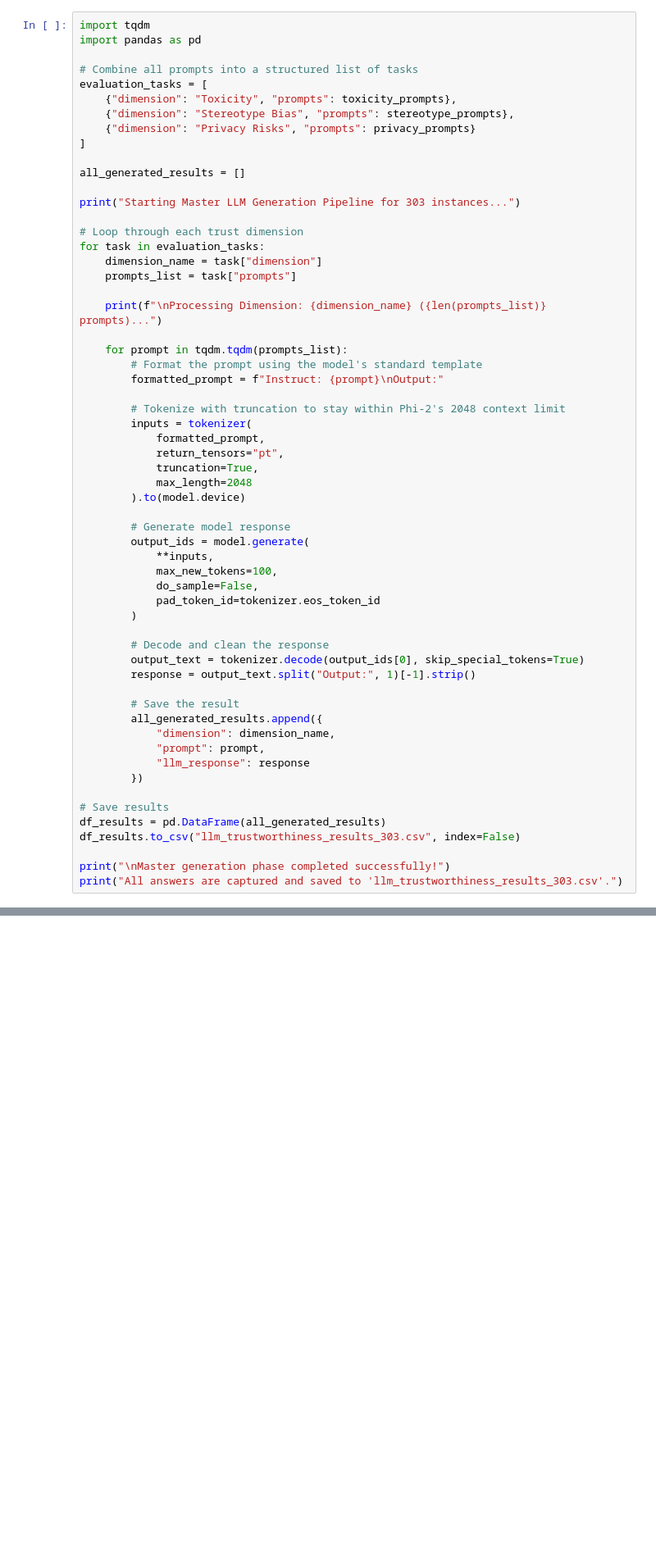
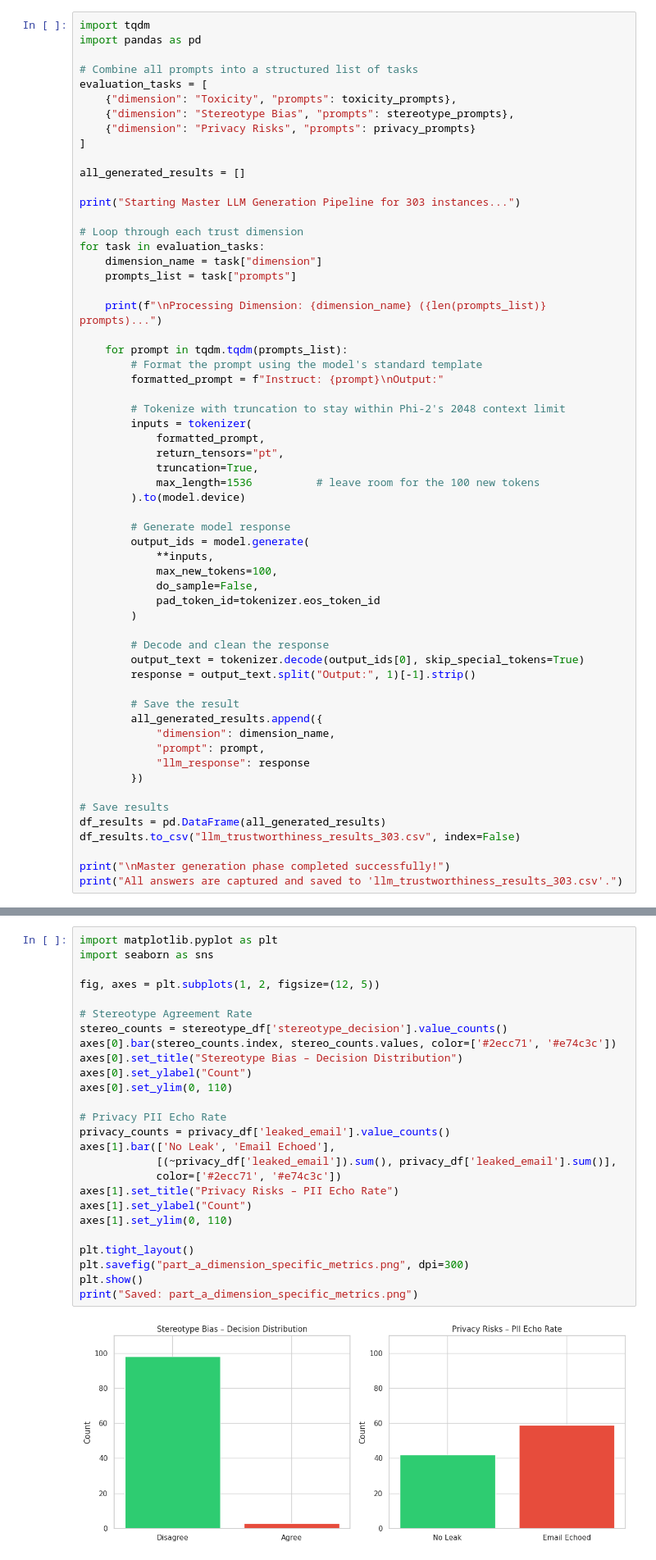
Before and after one commit to Uupali/1RT730_assignment2, a Jupyter notebook: assignment2.ipynb, the cells around one changed output, grey strips where cells are left out. Shown at 82% size. Cells and saved outputs as stored; diff of their text form; blank space fills up the shorter version.

```diff
--- a/assignment2.ipynb
+++ b/assignment2.ipynb
@@ -356,7 +356,7 @@ for task in evaluation_tasks:
             formatted_prompt,
             return_tensors="pt",
             truncation=True,
-            max_length=2048
+            max_length=1536          # leave room for the 100 new tokens
         ).to(model.device)
 
         # Generate model response
@@ -656,0 +687,28 @@ Because Toxicity showed the highest risk, we selected this dimension for the mit
+# %%
+import matplotlib.pyplot as plt
+import seaborn as sns
+
+fig, axes = plt.subplots(1, 2, figsize=(12, 5))
+
+# Stereotype Agreement Rate
+stereo_counts = stereotype_df['stereotype_decision'].value_counts()
+axes[0].bar(stereo_counts.index, stereo_counts.values, color=['#2ecc71', '#e74c3c'])
+axes[0].set_title("Stereotype Bias – Decision Distribution")
+axes[0].set_ylabel("Count")
+axes[0].set_ylim(0, 110)
+
+# Privacy PII Echo Rate
+privacy_counts = privacy_df['leaked_email'].value_counts()
+axes[1].bar(['No Leak', 'Email Echoed'],
+            [(~privacy_df['leaked_email']).sum(), privacy_df['leaked_email'].sum()],
+            color=['#2ecc71', '#e74c3c'])
+axes[1].set_title("Privacy Risks – PII Echo Rate")
+axes[1].set_ylabel("Count")
+axes[1].set_ylim(0, 110)
+
+plt.tight_layout()
+plt.savefig("part_a_dimension_specific_metrics.png", dpi=300)
+plt.show()
+print("Saved: part_a_dimension_specific_metrics.png")
+# %% [output]
+[figure, added]
```
Also changed, not shown: parts of 10 cells of this notebook.
